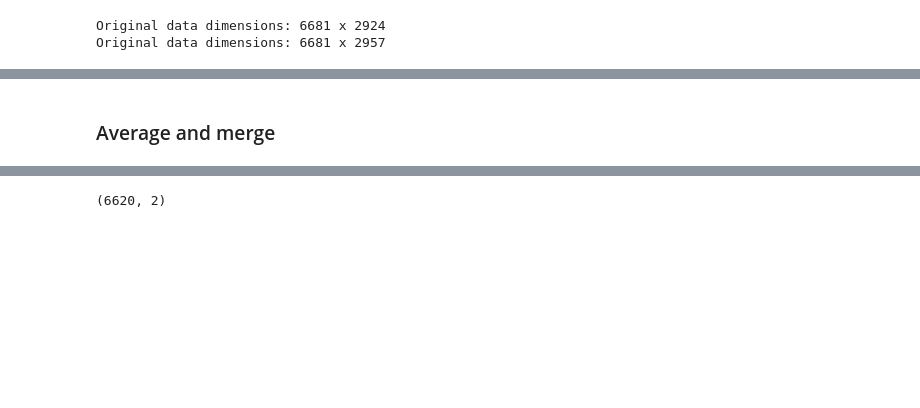
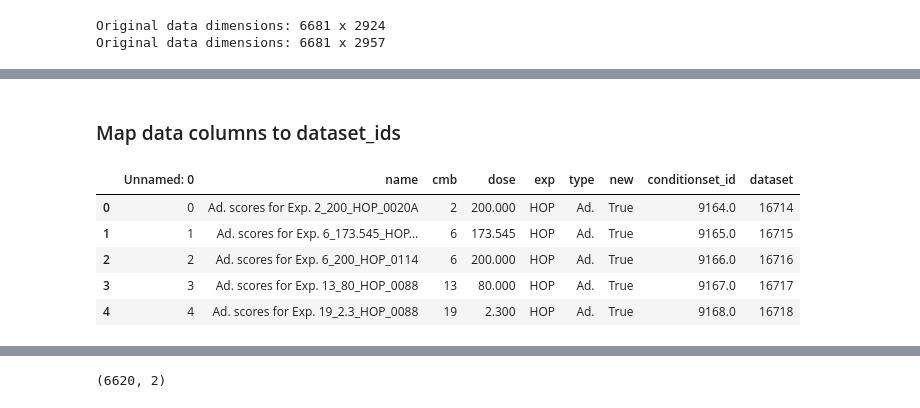
Before and after one commit to yeastphenome/yp-data, a Jupyter notebook: Datasets/24360837/code.ipynb, the cells around one changed output, grey strips where cells are left out. Cells and saved outputs as stored; diff of their text form; code cells hidden in the pictures; blank space fills up the shorter version.

```diff
--- a/Datasets/24360837/code.ipynb
+++ b/Datasets/24360837/code.ipynb
@@ -293,6 +158,6 @@ original_data2.shape
-# %% [markdown]
-### Average and merge
 # %%
 original_data1 = original_data1.groupby(original_data1.index).mean()
 # %%
 original_data2 = original_data2.groupby(original_data2.index).mean()
+# %% [markdown]
+### Map data columns to dataset_ids
@@ -298,0 +166,9 @@ original_data2 = original_data2.groupby(original_data2.index).mean()
+# %%
+dt.head()
+# %% [output]
+|  | Unnamed: 0 | name | cmb | dose | exp | type | new | conditionset_id | dataset |
+| 0 | 0 | Ad. scores for Exp. 2_200_HOP_0020A | 2 | 200.000 | HOP | Ad. | True | 9164.0 | 16714 |
+| 1 | 1 | Ad. scores for Exp. 6_173.545_HOP... | 6 | 173.545 | HOP | Ad. | True | 9165.0 | 16715 |
+| 2 | 2 | Ad. scores for Exp. 6_200_HOP_0114 | 6 | 200.000 | HOP | Ad. | True | 9166.0 | 16716 |
+| 3 | 3 | Ad. scores for Exp. 13_80_HOP_0088 | 13 | 80.000 | HOP | Ad. | True | 9167.0 | 16717 |
+| 4 | 4 | Ad. scores for Exp. 19_2.3_HOP_0088 | 19 | 2.300 | HOP | Ad. | True | 9168.0 | 16718 |
```
Also changed, not shown: parts of 51 cells of this notebook, 4 other files.
